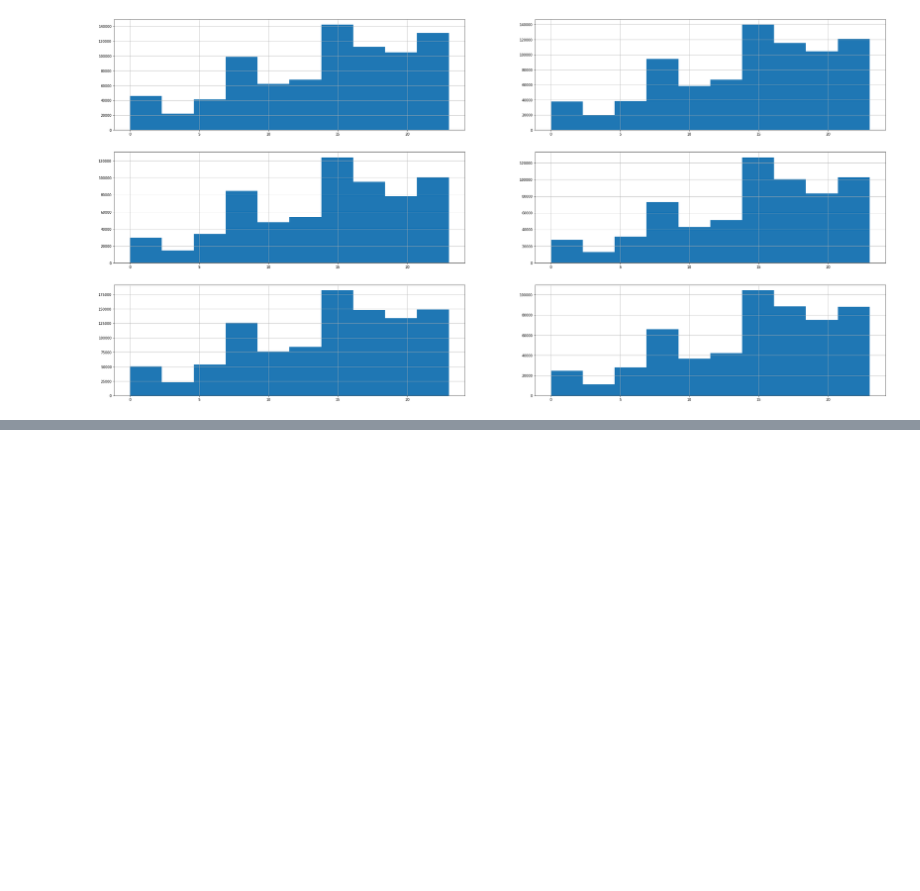
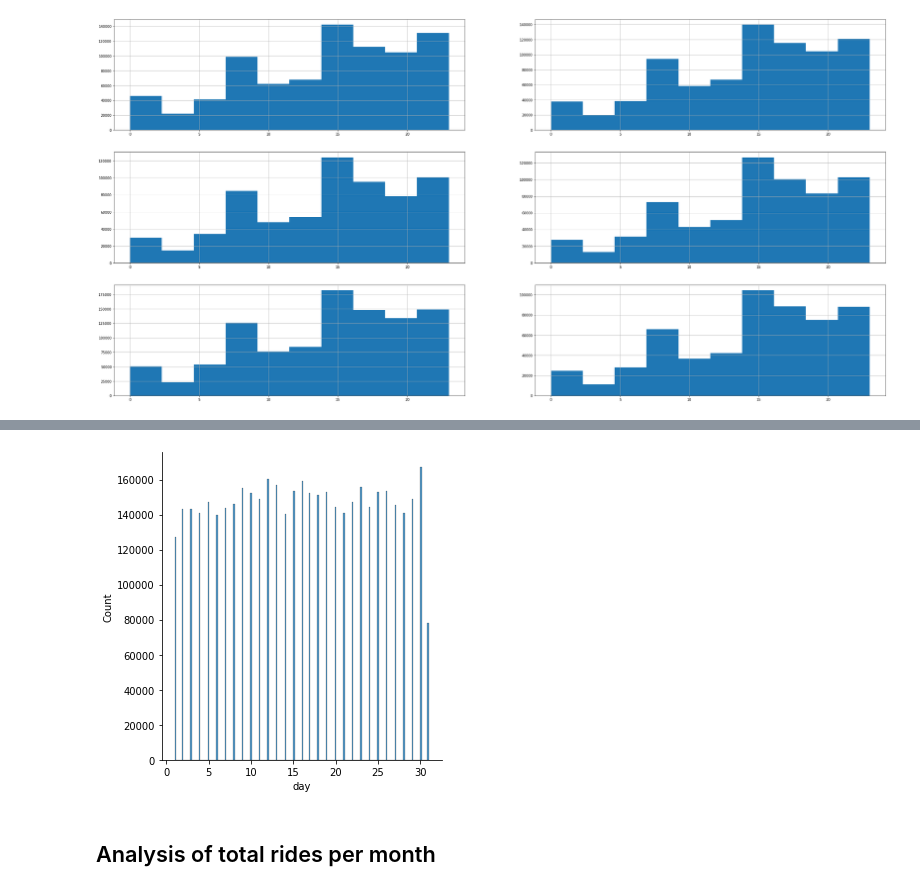
Before and after one commit to abagla18/ineuron_MLDL, a Jupyter notebook: DA_Hands-on_projects/1_Uber_NY_DA.ipynb, the cells around one changed output, grey strips where cells are left out. Saved outputs shown, nothing was run; the diff lists cells and outputs as text; code cells hidden in the pictures; blank space fills up the shorter version.

```diff
--- a/DA_Hands-on_projects/1_Uber_NY_DA.ipynb
+++ b/DA_Hands-on_projects/1_Uber_NY_DA.ipynb
@@ -171,0 +206,6 @@ for i,month in enumerate(df1['month'].unique()):
+# %%
+sns.displot(df1['day']);
+# %% [output]
+[figure, added]
+# %% [markdown]
+## Analysis of total rides per month
```
Also changed, not shown: parts of 12 cells of this notebook.
